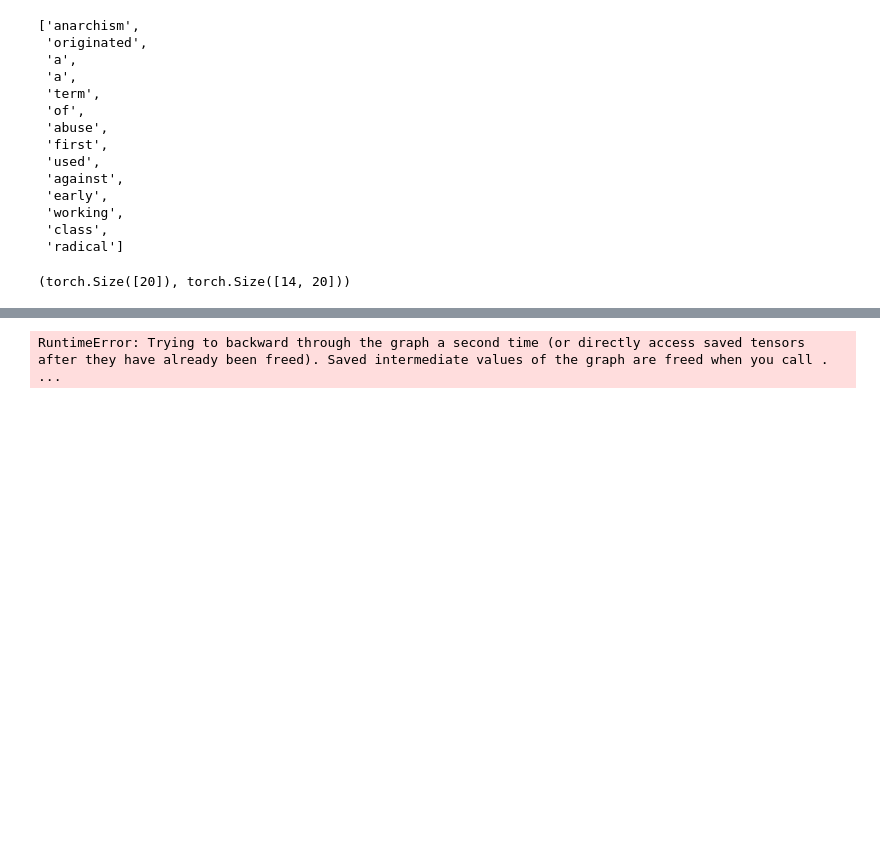
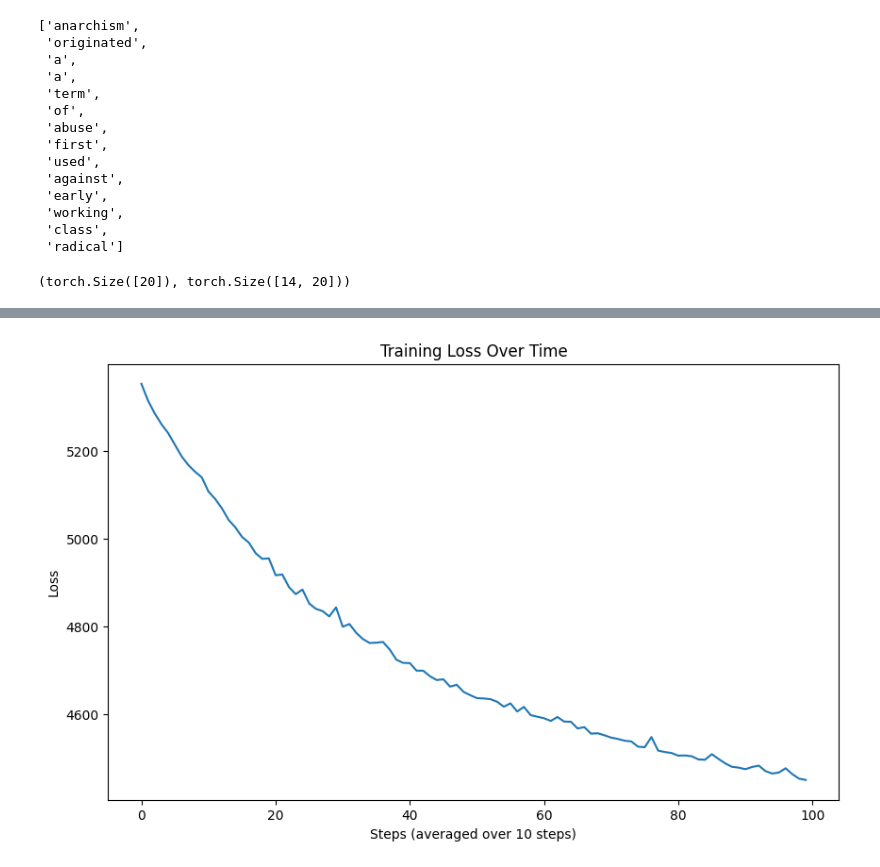
Before and after one commit to neural-ninjas-unite/hacker-news-predictor, a Jupyter notebook: notebooks/word2vec simplified input.ipynb, the cells around one changed output, grey strips where cells are left out. Drawn from its saved outputs; the diff is of its cells as text; code cells hidden in the pictures; blank space fills up the shorter version.

Commit message:
Working regression model

```diff
--- a/notebooks/word2vec simplified input.ipynb
+++ b/notebooks/word2vec simplified input.ipynb
@@ -745,0 +740,25 @@ Words in vocabulary: []
+# %%
+# Check initial tensor types
+print("Initial tensor types:")
+print(f"X_titles dtype: {X_titles.dtype}")
+print(f"Y_scores dtype: {Y_scores.dtype}")
+print(f"Model weight dtype: {next(regression_model.parameters()).dtype}")
+
+# Create dataset and check batch types
+dataset = torch.utils.data.TensorDataset(X_titles, Y_scores)
+dataloader = torch.utils.data.DataLoader(dataset, batch_size=32, shuffle=True)
+
+# Check first batch
+for batch_X, batch_y in dataloader:
+    print("\nBatch tensor types:")
+    print(f"batch_X dtype: {batch_X.dtype}")
+    print(f"batch_y dtype: {batch_y.dtype}")
+    break
+
+# Try a single forward pass
+try:
+    print("\nTesting forward pass:")
+    predictions = regression_model(batch_X)
+    print(f"Predictions dtype: {predictions.dtype}")
+except Exception as e:
+    print(f"Error in forward pass: {str(e)}")
@@ -807,23 +915,4 @@ Last predictions shape: torch.Size([32, 1])
-# %%
-# Regression model training loop
-reg_epochs = 10
-
-optimizer = torch.optim.Adam(regression_model.parameters())
-
-# Create DataLoader
-dataset = torch.utils.data.TensorDataset(X_titles, Y_scores)
-dataloader = torch.utils.data.DataLoader(dataset,
-                                       batch_size=batch_size,
-                                       shuffle=True)
-
-# NEED TO HANDLE INCOMING DATASET,
-# PROGRESS BAR
-
-for epoch in range(reg_epochs):
-    optimizer.zero_grad()
-    predictions = regression_model(X_titles)
-    loss = regression_loss_fn(predictions, Y_scores)
-    loss.backward()
-    optimizer.step()
-# %% [output]
-RuntimeError: Trying to backward through the graph a second time (or directly access saved tensors after they have already been freed). Saved intermediate values of the graph are freed when you call . ...
+# %%
+plot_loss(losses)
+# %% [output]
+[figure, added]
```
Also changed, not shown: parts of 16 cells of this notebook.
